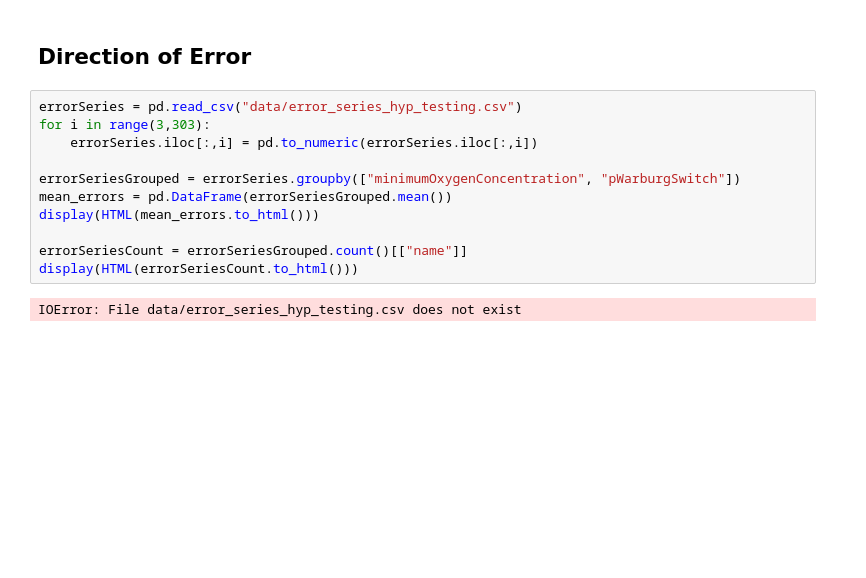
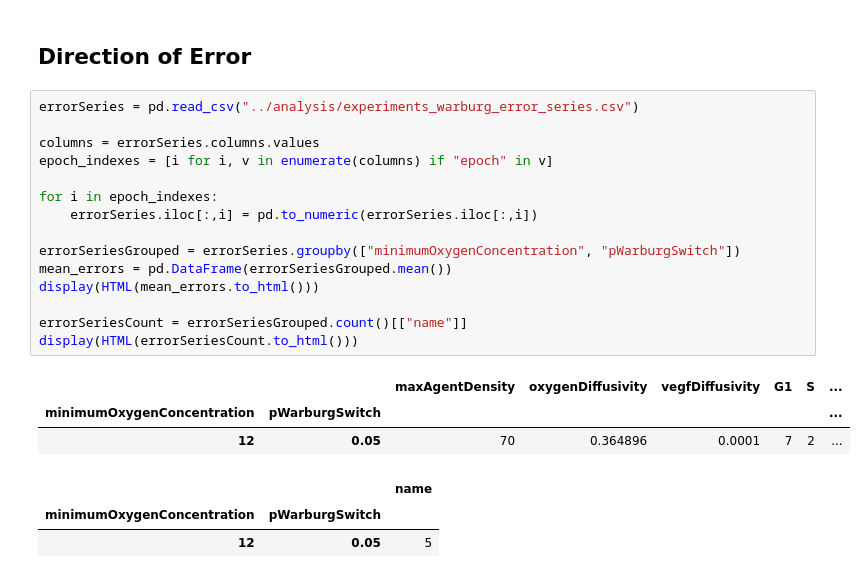
Before and after one commit to DarioPanada/warburg-investigation, a Jupyter notebook: analyzers/Warburg Analysis.ipynb, the cells around one changed output. Drawn from its saved outputs; the diff is of its cells as text; blank space fills up the shorter version.

```diff
--- a/analyzers/Warburg Analysis.ipynb
+++ b/analyzers/Warburg Analysis.ipynb
@@ -74,18 +74,27 @@ plt.show()
 # %% [markdown]
 ## Direction of Error
 # %%
-errorSeries = pd.read_csv("data/error_series_hyp_testing.csv")
-for i in range(3,303):
+errorSeries = pd.read_csv("../analysis/experiments_warburg_error_series.csv")
+
+columns = errorSeries.columns.values
+epoch_indexes = [i for i, v in enumerate(columns) if "epoch" in v]
+
+for i in epoch_indexes:
     errorSeries.iloc[:,i] = pd.to_numeric(errorSeries.iloc[:,i])
 
 errorSeriesGrouped = errorSeries.groupby(["minimumOxygenConcentration", "pWarburgSwitch"])
 mean_errors = pd.DataFrame(errorSeriesGrouped.mean())
 display(HTML(mean_errors.to_html()))
 
 errorSeriesCount = errorSeriesGrouped.count()[["name"]]
 display(HTML(errorSeriesCount.to_html()))
 # %% [output]
-IOError: File data/error_series_hyp_testing.csv does not exist
+|  |  | maxAgentDensity | oxygenDiffusivity | vegfDiffusivity | G1 | S | ... |
+| minimumOxygenConcentration | pWarburgSwitch |  |  |  |  |  | ... |
+| 12 | 0.05 | 70 | 0.364896 | 0.0001 | 7 | 2 | ... |
+|  |  | name |
+| minimumOxygenConcentration | pWarburgSwitch |  |
+| 12 | 0.05 | 5 |
 # %%
 
 for moc in mocs:
```
Also changed, not shown: parts of 1 cell of this notebook, 2 other files.
